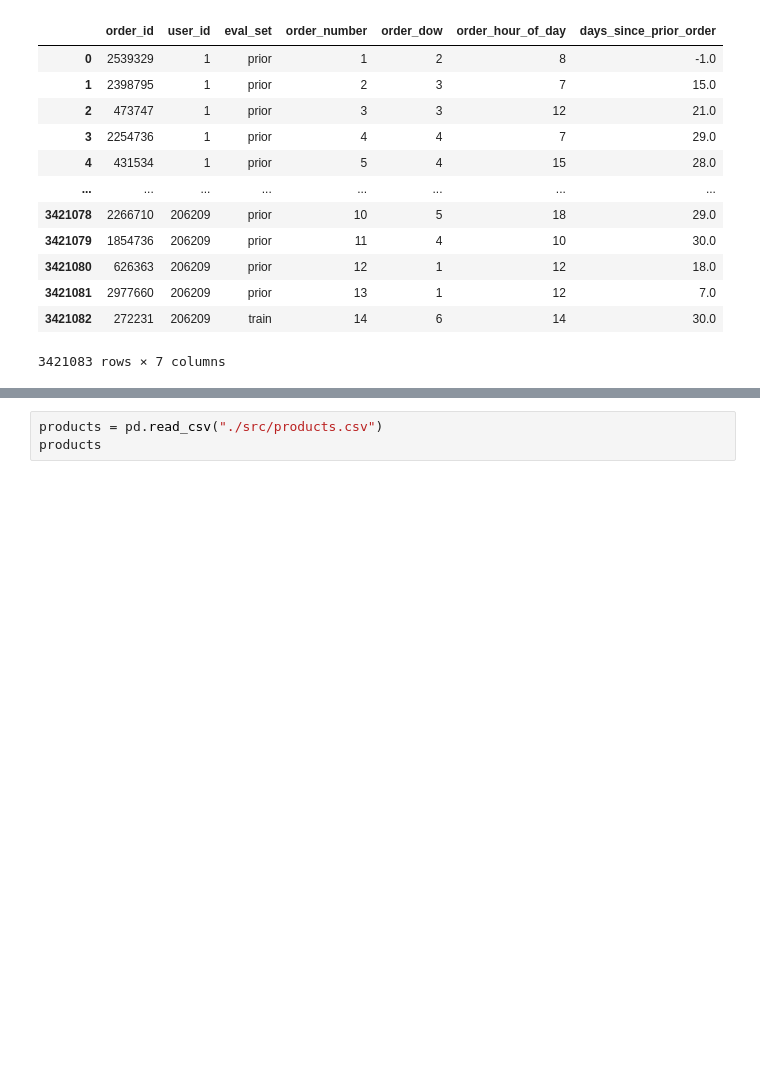
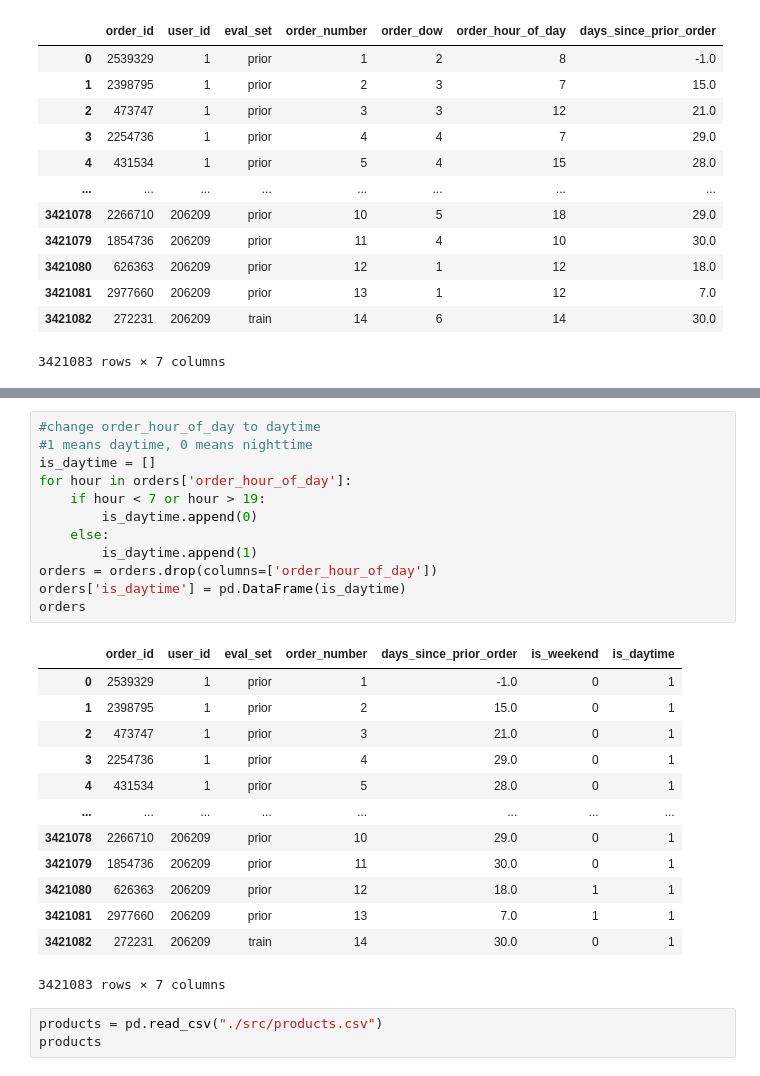
Before and after one commit to hli98/CS334-Project, a Jupyter notebook: preprocessing.ipynb, the cells around one changed output, grey strips where cells are left out. Drawn from its saved outputs; the diff is of its cells as text; blank space fills up the shorter version.

```diff
--- a/preprocessing.ipynb
+++ b/preprocessing.ipynb
@@ -93,3 +75,29 @@ orders
+# %%
+#change order_hour_of_day to daytime
+#1 means daytime, 0 means nighttime
+is_daytime = []
+for hour in orders['order_hour_of_day']:
+    if hour < 7 or hour > 19:
+        is_daytime.append(0)
+    else:
+        is_daytime.append(1)
+orders = orders.drop(columns=['order_hour_of_day'])
+orders['is_daytime'] = pd.DataFrame(is_daytime)
+orders
+# %% [output]
+|  | order_id | user_id | eval_set | order_number | days_since_prior_order | is_weekend | is_daytime |
+| 0 | 2539329 | 1 | prior | 1 | -1.0 | 0 | 1 |
+| 1 | 2398795 | 1 | prior | 2 | 15.0 | 0 | 1 |
+| 2 | 473747 | 1 | prior | 3 | 21.0 | 0 | 1 |
+| 3 | 2254736 | 1 | prior | 4 | 29.0 | 0 | 1 |
+| 4 | 431534 | 1 | prior | 5 | 28.0 | 0 | 1 |
+| ... | ... | ... | ... | ... | ... | ... | ... |
+| 3421078 | 2266710 | 206209 | prior | 10 | 29.0 | 0 | 1 |
+| 3421079 | 1854736 | 206209 | prior | 11 | 30.0 | 0 | 1 |
+| 3421080 | 626363 | 206209 | prior | 12 | 18.0 | 1 | 1 |
+| 3421081 | 2977660 | 206209 | prior | 13 | 7.0 | 1 | 1 |
+| 3421082 | 272231 | 206209 | train | 14 | 30.0 | 0 | 1 |
+3421083 rows × 7 columns
 # %%
 products = pd.read_csv("./src/products.csv")
 products
```
Also changed, not shown: parts of 4 cells of this notebook, 1 other file.
